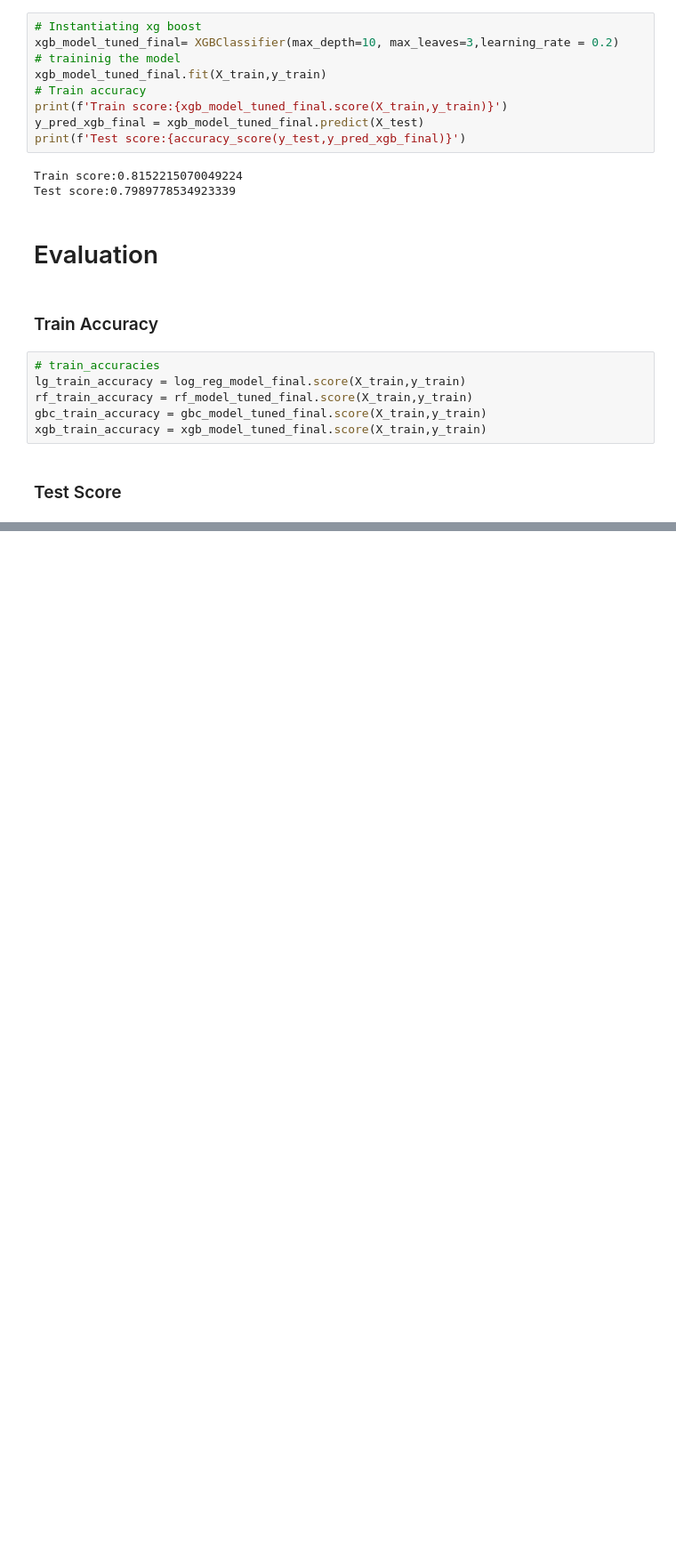
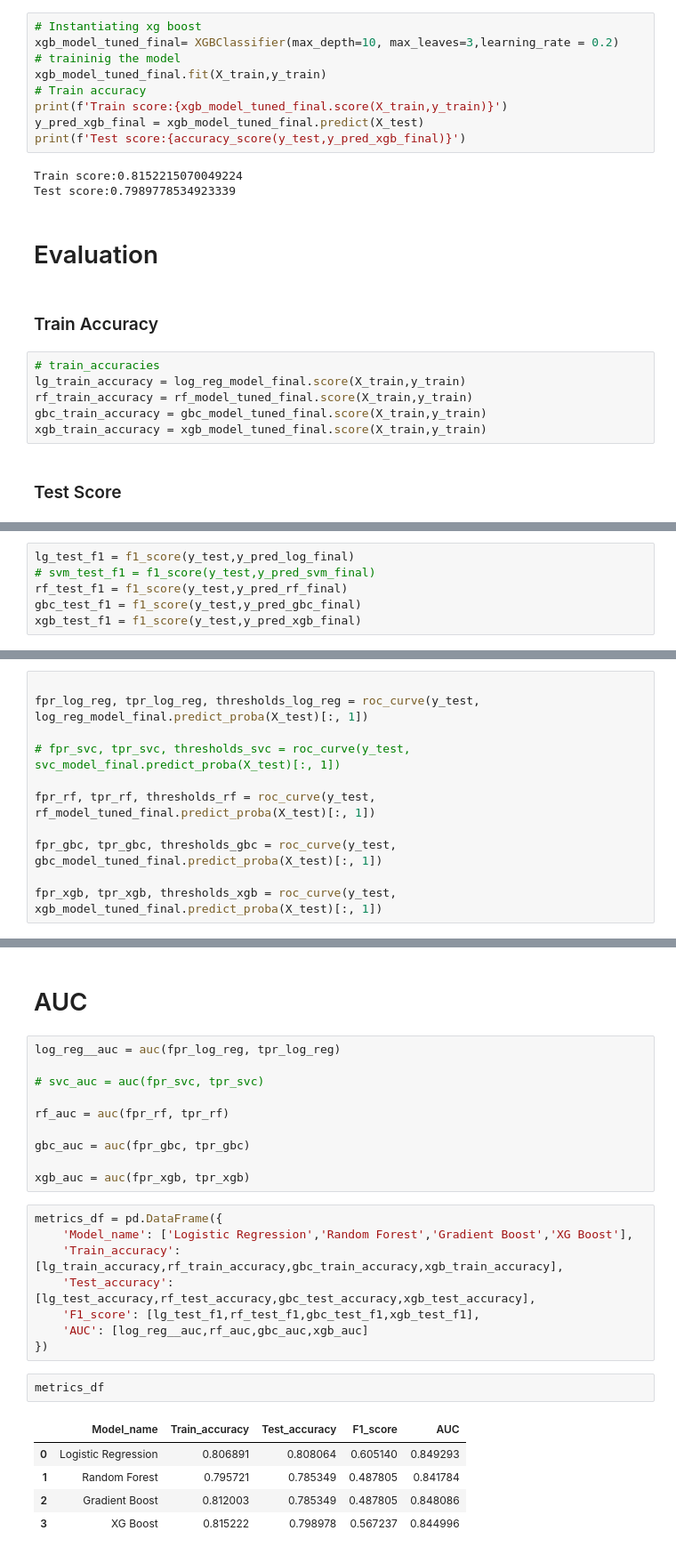
Before and after one commit to jaynaHalai/Telco_customer_churn, a Jupyter notebook: customer_churn_telco.ipynb, the cells around one changed output, grey strips where cells are left out. Shown at 89% size. Cells and saved outputs as stored; diff of their text form; blank space fills up the shorter version.

```diff
--- a/customer_churn_telco.ipynb
+++ b/customer_churn_telco.ipynb
@@ -631,0 +634,6 @@ gbc_test_accuracy
+# %%
+lg_test_f1 = f1_score(y_test,y_pred_log_final)
+# svm_test_f1 = f1_score(y_test,y_pred_svm_final)
+rf_test_f1 = f1_score(y_test,y_pred_rf_final)
+gbc_test_f1 = f1_score(y_test,y_pred_gbc_final)
+xgb_test_f1 = f1_score(y_test,y_pred_xgb_final)
@@ -631,0 +645,11 @@ gbc_test_accuracy
+# %%
+
+fpr_log_reg, tpr_log_reg, thresholds_log_reg = roc_curve(y_test, log_reg_model_final.predict_proba(X_test)[:, 1])
+
+# fpr_svc, tpr_svc, thresholds_svc = roc_curve(y_test, svc_model_final.predict_proba(X_test)[:, 1])
+
+fpr_rf, tpr_rf, thresholds_rf = roc_curve(y_test, rf_model_tuned_final.predict_proba(X_test)[:, 1])
+
+fpr_gbc, tpr_gbc, thresholds_gbc = roc_curve(y_test, gbc_model_tuned_final.predict_proba(X_test)[:, 1])
+
+fpr_xgb, tpr_xgb, thresholds_xgb = roc_curve(y_test, xgb_model_tuned_final.predict_proba(X_test)[:, 1])
@@ -631,0 +701,28 @@ gbc_test_accuracy
+# %% [markdown]
+# AUC
+# %%
+log_reg__auc = auc(fpr_log_reg, tpr_log_reg)
+
+# svc_auc = auc(fpr_svc, tpr_svc)
+
+rf_auc = auc(fpr_rf, tpr_rf)
+
+gbc_auc = auc(fpr_gbc, tpr_gbc)
+
+xgb_auc = auc(fpr_xgb, tpr_xgb)
+# %%
+metrics_df = pd.DataFrame({
+    'Model_name': ['Logistic Regression','Random Forest','Gradient Boost','XG Boost'],
+    'Train_accuracy': [lg_train_accuracy,rf_train_accuracy,gbc_train_accuracy,xgb_train_accuracy],
+    'Test_accuracy': [lg_test_accuracy,rf_test_accuracy,gbc_test_accuracy,xgb_test_accuracy],
+    'F1_score': [lg_test_f1,rf_test_f1,gbc_test_f1,xgb_test_f1],
+    'AUC': [log_reg__auc,rf_auc,gbc_auc,xgb_auc]
+})
+# %%
+metrics_df
+# %% [output]
+|  | Model_name | Train_accuracy | Test_accuracy | F1_score | AUC |
+| 0 | Logistic Regression | 0.806891 | 0.808064 | 0.605140 | 0.849293 |
+| 1 | Random Forest | 0.795721 | 0.785349 | 0.487805 | 0.841784 |
+| 2 | Gradient Boost | 0.812003 | 0.785349 | 0.487805 | 0.848086 |
+| 3 | XG Boost | 0.815222 | 0.798978 | 0.567237 | 0.844996 |
```
Also changed, not shown: parts of 18 cells of this notebook.
